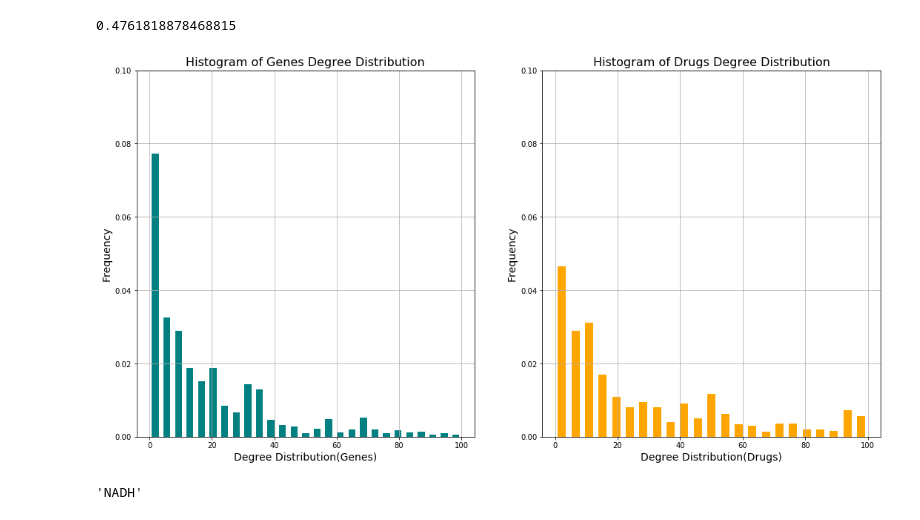
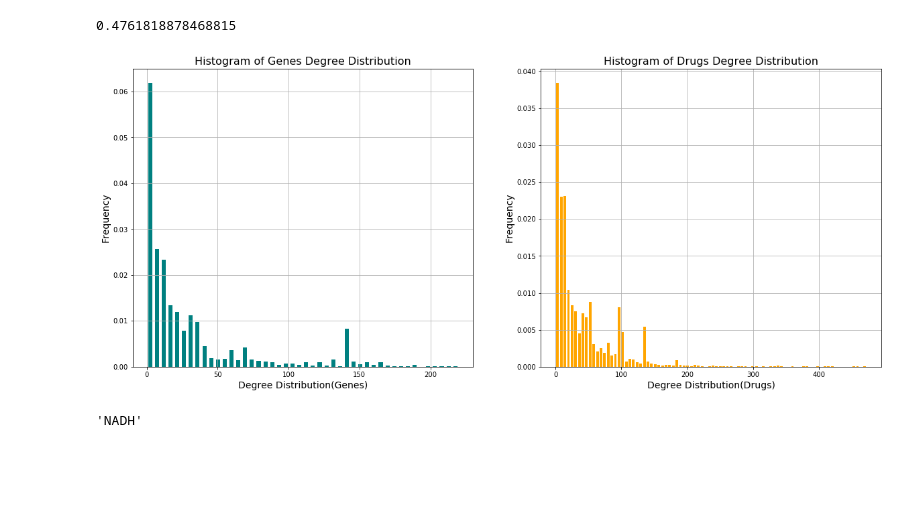
Before and after one commit to swan-h/Drug-gene-patient-network, a Jupyter notebook: data cleaning 3 & Networkx-Copy1.ipynb, the cells around one changed output. Cells and saved outputs as stored; diff of their text form; code cells hidden in the pictures; blank space fills up the shorter version.

```diff
--- a/data cleaning 3 & Networkx-Copy1.ipynb
+++ b/data cleaning 3 & Networkx-Copy1.ipynb
@@ -417,31 +395,32 @@ genes_degree = g_nodes.degree()
 
 drugs_degree = d_nodes.degree()
 # %%
-fig = plt.figure(figsize=(18,20))
+fig = plt.figure(figsize=(20,18))
 ax1 = fig.add_subplot(2,2,1)
 ax2 = fig.add_subplot(2,2,2)
 degrees1 = [item[1] for item in list(genes_degree.items())]      ##genes
 degrees2 = [item[1] for item in list(drugs_degree.items())]    ##drugs
 
-ax1.set_ylim(0,0.1)
+#ax1.set_ylim(0,0.1)
 ax1.set_xlabel('Degree Distribution(Genes)', size=14)
 ax1.set_ylabel('Frequency', size=14)
 ax1.set_title('Histogram of Genes Degree Distribution', size=16)
-ax1.hist(degrees1, bins='auto', range=(0,100), color='teal', rwidth=0.6, normed=1)
+ax1.hist(degrees1, bins='auto', color='teal', rwidth=0.6, normed=1)
 
-ax2.set_ylim(0,0.1)
+
+#ax2.set_ylim(0,0.1)
 ax2.set_xlabel('Degree Distribution(Drugs)', size=14)
 ax2.set_ylabel('Frequency', size=14)
 ax2.set_title('Histogram of Drugs Degree Distribution', size=16)
-ax2.hist(degrees2, bins='auto', range=(0,100), color='orange', rwidth=0.6, normed=1)
+ax2.hist(degrees2, bins='auto', color='orange', rwidth=0.6, normed=1, width=4)
 
 ax1.grid(True)
 ax2.grid(True)
 plt.show()
 
 #bins=range(min(degrees1), max(degrees1)
 # %% [output]
-[figure, old version]
+[figure, new version]
 # %%
 ##finding corresponding max. value key in a dict.
 
```
Also changed, not shown: parts of 9 cells of this notebook, 1 other file.
